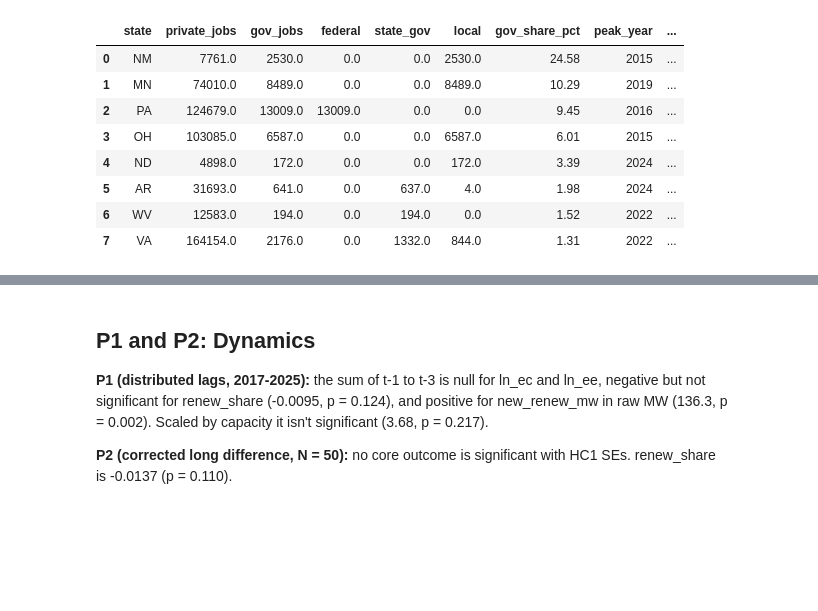
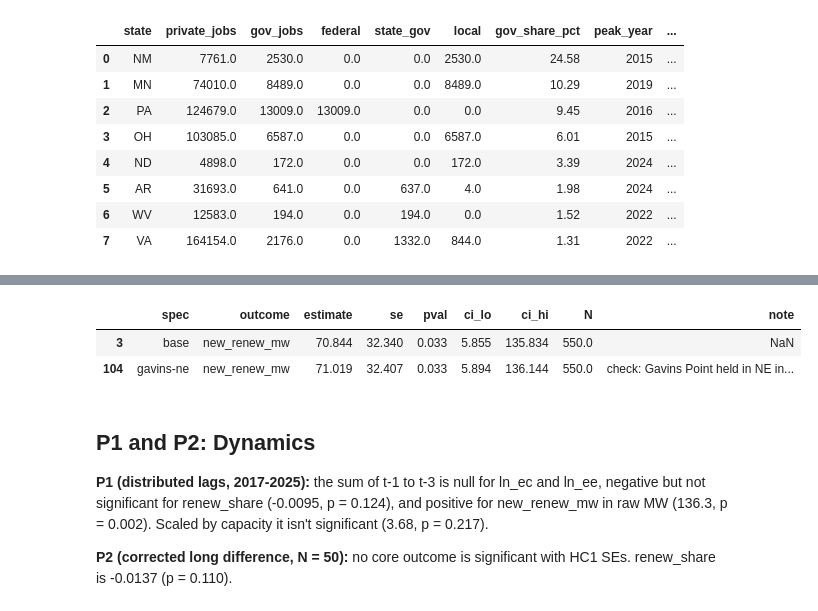
Before and after one commit to SHLEW06/econ499r-ai-renewables, a Jupyter notebook: notebooks/04e_robustness_stretch.ipynb, the cells around one changed output, grey strips where cells are left out. Cells and saved outputs as stored; diff of their text form; code cells hidden in the pictures; blank space fills up the shorter version.

```diff
--- a/notebooks/04e_robustness_stretch.ipynb
+++ b/notebooks/04e_robustness_stretch.ipynb
@@ -203,3 +279,9 @@ show(['placebo', 'placebo-compare', 'placebo-nowins', 'placebo-joint'])
+# %%
+display(d[d.spec.isin(['base', 'gavins-ne']) & (d.outcome == 'new_renew_mw')][['spec', 'outcome', 'estimate', 'se', 'pval', 'ci_lo', 'ci_hi', 'N', 'note']].round(3))
+# %% [output]
+|  | spec | outcome | estimate | se | pval | ci_lo | ci_hi | N | note |
+| 3 | base | new_renew_mw | 70.844 | 32.340 | 0.033 | 5.855 | 135.834 | 550.0 | NaN |
+| 104 | gavins-ne | new_renew_mw | 71.019 | 32.407 | 0.033 | 5.894 | 136.144 | 550.0 | check: Gavins Point held in NE in... |
 # %% [markdown]
 ## P1 and P2: Dynamics
 
```
Also changed, not shown: parts of 13 cells of this notebook, 7 other files.
